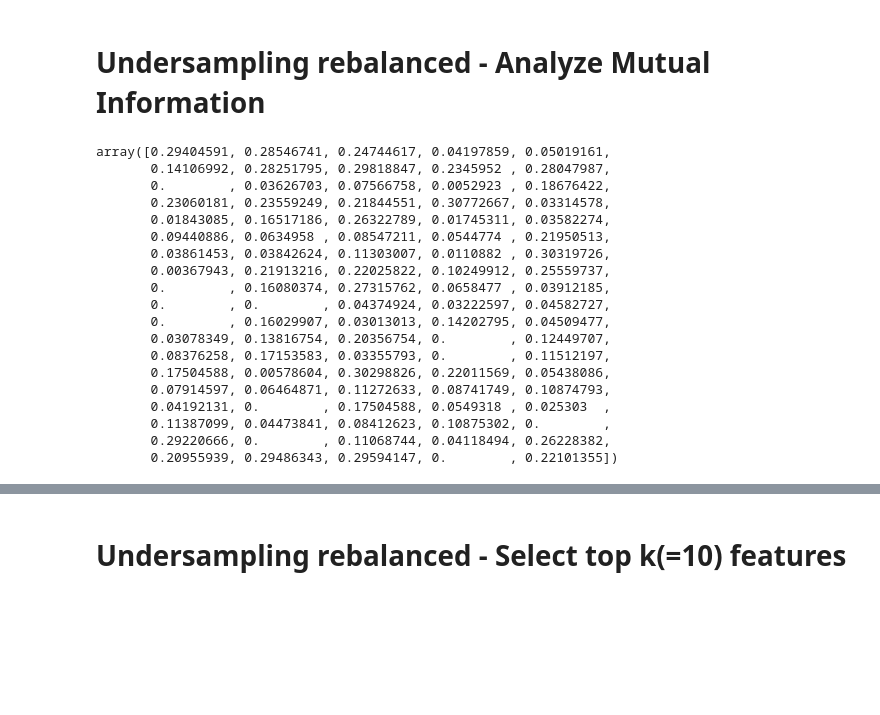
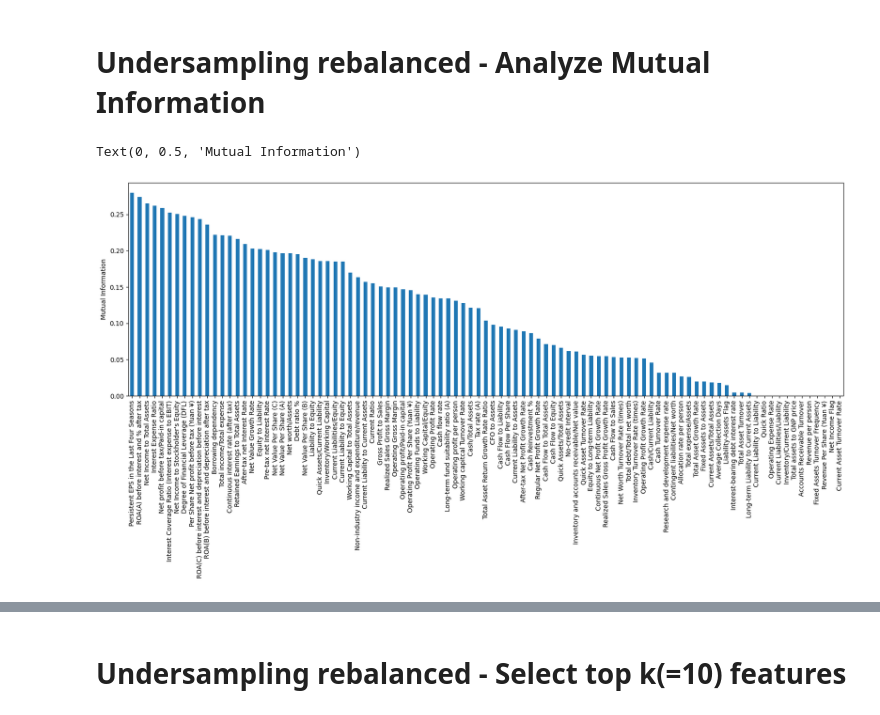
Before and after one commit to gg41825/ml-group-project, a Jupyter notebook: bankruptcy.ipynb, the cells around one changed output, grey strips where cells are left out. Cells and saved outputs as stored; diff of their text form; code cells hidden in the pictures; blank space fills up the shorter version.

```diff
--- a/bankruptcy.ipynb
+++ b/bankruptcy.ipynb
@@ -251,24 +246,11 @@ X_train.shape, X_test.shape
 # %%
 # the less mi value, the less information we can get from
 mi = mutual_info_classif(X_train, y_train)
-mi
+miseries = pd.Series(mi)
+miseries
+miseries.index = X_train.columns
+miseries.sort_values(ascending=False).plot.bar(figsize=(20, 6))
+plt.ylabel('Mutual Information')
 # %% [output]
-array([0.29404591, 0.28546741, 0.24744617, 0.04197859, 0.05019161,
-       0.14106992, 0.28251795, 0.29818847, 0.2345952 , 0.28047987,
-       0.        , 0.03626703, 0.07566758, 0.0052923 , 0.18676422,
-       0.23060181, 0.23559249, 0.21844551, 0.30772667, 0.03314578,
-       0.01843085, 0.16517186, 0.26322789, 0.01745311, 0.03582274,
-       0.09440886, 0.0634958 , 0.08547211, 0.0544774 , 0.21950513,
-       0.03861453, 0.03842624, 0.11303007, 0.0110882 , 0.30319726,
-       0.00367943, 0.21913216, 0.22025822, 0.10249912, 0.25559737,
-       0.        , 0.16080374, 0.27315762, 0.0658477 , 0.03912185,
-       0.        , 0.        , 0.04374924, 0.03222597, 0.04582727,
-       0.        , 0.16029907, 0.03013013, 0.14202795, 0.04509477,
-       0.03078349, 0.13816754, 0.20356754, 0.        , 0.12449707,
-       0.08376258, 0.17153583, 0.03355793, 0.        , 0.11512197,
-       0.17504588, 0.00578604, 0.30298826, 0.22011569, 0.05438086,
-       0.07914597, 0.06464871, 0.11272633, 0.08741749, 0.10874793,
-       0.04192131, 0.        , 0.17504588, 0.0549318 , 0.025303  ,
-       0.11387099, 0.04473841, 0.08412623, 0.10875302, 0.        ,
-       0.29220666, 0.        , 0.11068744, 0.04118494, 0.26228382,
-       0.20955939, 0.29486343, 0.29594147, 0.        , 0.22101355])
+Text(0, 0.5, 'Mutual Information')
+[figure, added]
```
Also changed, not shown: parts of 18 cells of this notebook.
